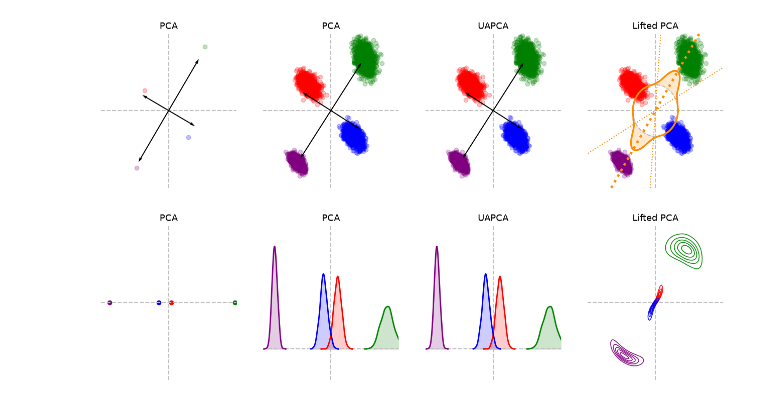
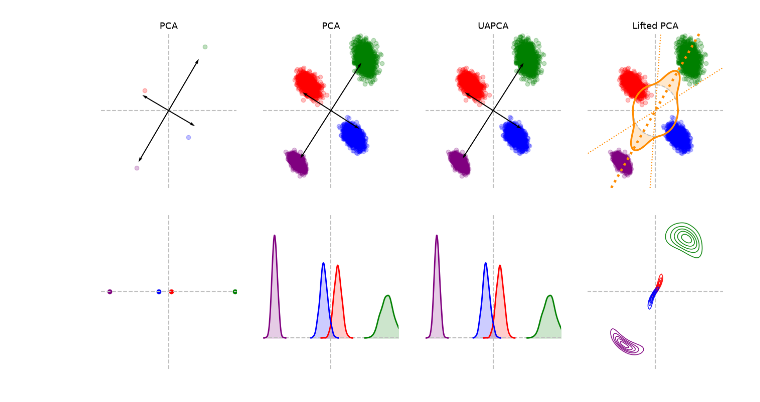
Before and after one commit to clbonet/Lifting_PCA_Wasserstein_Space, a Jupyter notebook: Illustration_LiftedPCA.ipynb, the cells around one changed output. Drawn from its saved outputs; the diff is of its cells as text; code cells hidden in the pictures.

```diff
--- a/Illustration_LiftedPCA.ipynb
+++ b/Illustration_LiftedPCA.ipynb
@@ -229,35 +229,35 @@ for i, ax in enumerate(axes):
 
     ax.set_xlim(-3, 3)
     ax.set_ylim(-3, 3)
 
 
 coords = pca_one_samples.transform(X.numpy())[:,0]
 coords = np.stack([coords, np.zeros(4)], axis=1)[:,None]
 plot_samples_distributions(coords, colors=colors, ax=axes[0], alpha=1)
 
 for k in range(len(samples)):
     plot_gaussian_kde_1d(pca.transform(samples[k].numpy())[:, 0], ax=axes[1], color=colors[k], bw_method=0.3)
 
 axes[1].set_ylim(-1, 4)
 
 centered_samples = lifted_pca.center_data(samples)
 
 for k in range(len(samples)):
     plot_gaussian_kde_1d(pca_distributional.transform(centered_samples[k])[:,0], ax=axes[2], color=colors[k], bw_method=0.3)
 
 axes[2].set_ylim(-1, 4)
 
 for k in range(len(samples)):
     plot_gaussian_kde(lifted_pca.project_samples(centered_samples[k]).reshape(-1, 2), color=colors[k], ax=axes[3])
 
 
-axes[0].set_title("PCA", fontsize=13)
-axes[1].set_title("PCA", fontsize=13)
-axes[2].set_title("UAPCA", fontsize=13)
-axes[3].set_title("Lifted PCA", fontsize=13)
+# axes[0].set_title("PCA", fontsize=13)
+# axes[1].set_title("PCA", fontsize=13)
+# axes[2].set_title("UAPCA", fontsize=13)
+# axes[3].set_title("Lifted PCA", fontsize=13)
 
 plt.savefig("./Figures/Comparison_PCA_vs_UAPCA_vs_Lifted_PCA_projections.pdf", format="pdf", bbox_inches="tight")
 
 plt.show()
 # %% [output]
-[figure, old version]
+[figure, new version]
```
Also changed, not shown: parts of 1 cell of this notebook.
